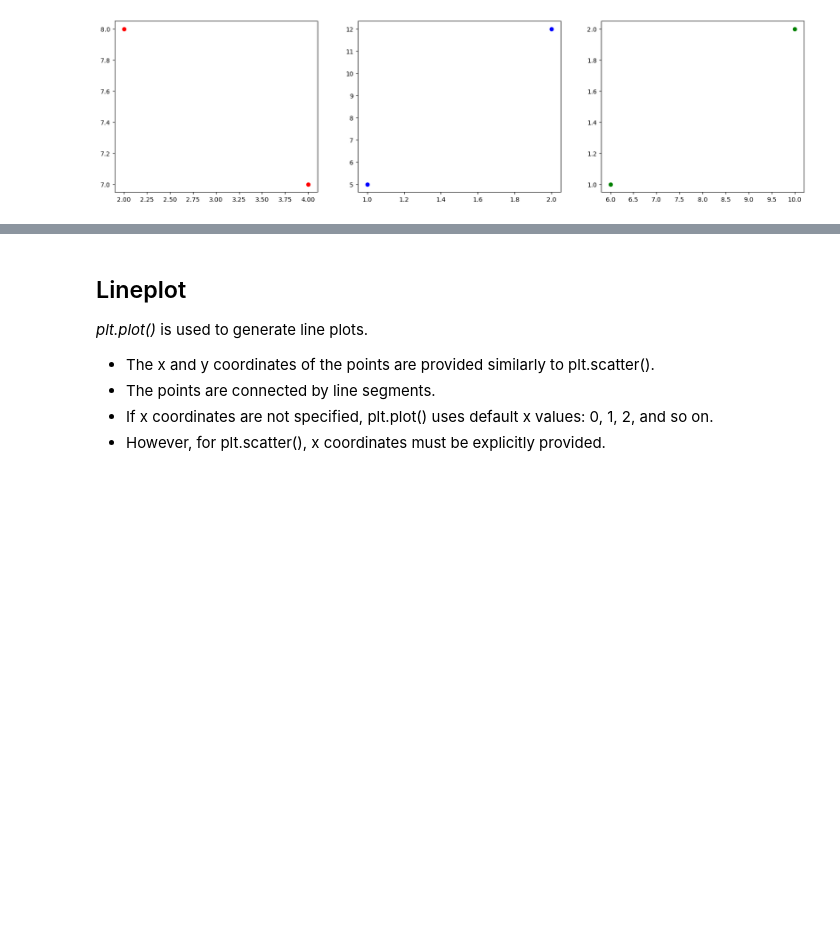
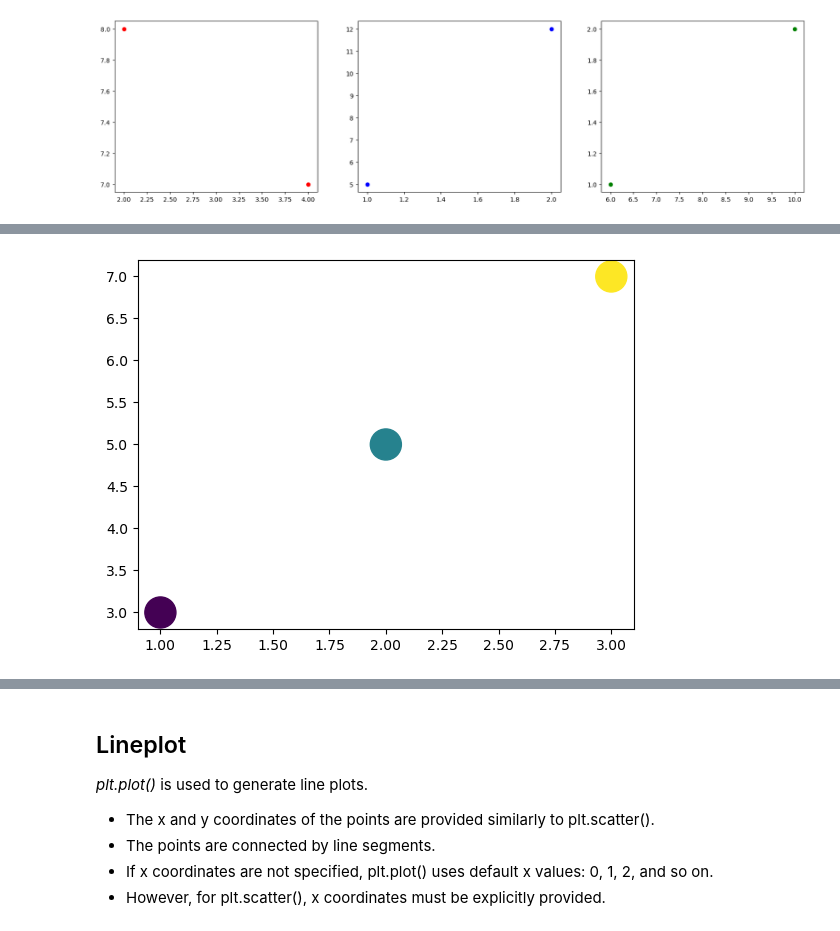
Before and after one commit to datasmp/datasmp.github.io, a Jupyter notebook: _sources/visualization.ipynb, the cells around one changed output, grey strips where cells are left out. Drawn from its saved outputs; the diff is of its cells as text; code cells hidden in the pictures; blank space fills up the shorter version.

```diff
--- a/_sources/visualization.ipynb
+++ b/_sources/visualization.ipynb
@@ -195,0 +205,4 @@ plt.scatter([6,10],[1,2],c='g');
+# %%
+plt.scatter([1,2,3], [3,5,7], c=[1,5,10], s=500);
+# %% [output]
+[figure, added]
```
Also changed, not shown: parts of 3 cells of this notebook, 35 other files.
